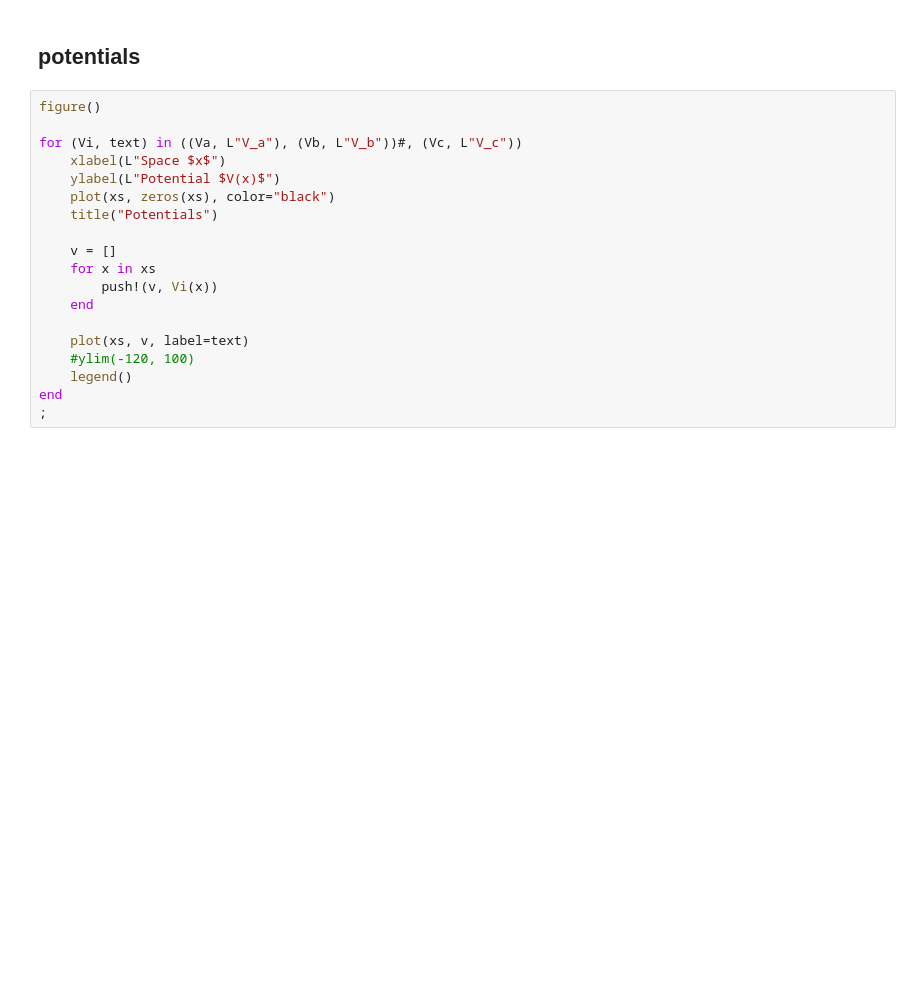
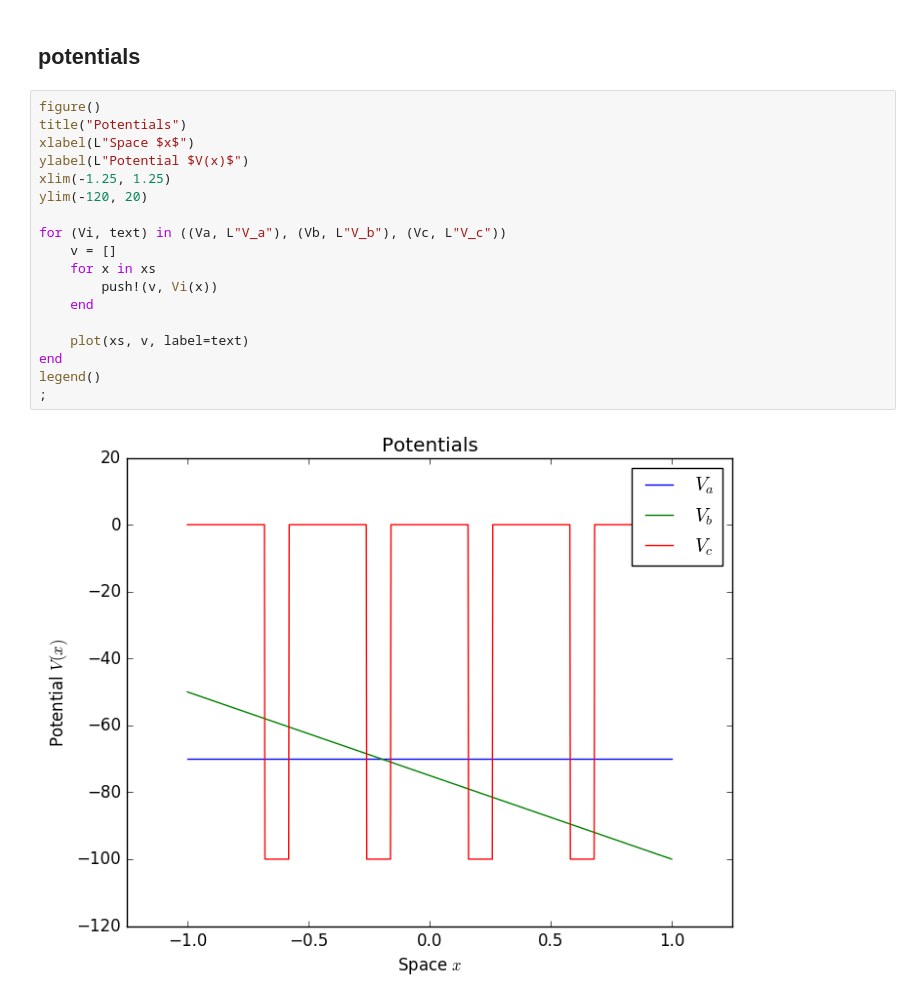
Before and after one commit to ofilla/compphys2016, a Jupyter notebook: uebung_08/08_allerlei_aus_dem_potentialtopf.ipynb, the cells around one changed output. Cells and saved outputs as stored; diff of their text form; blank space fills up the shorter version.

```diff
--- a/uebung_08/08_allerlei_aus_dem_potentialtopf.ipynb
+++ b/uebung_08/08_allerlei_aus_dem_potentialtopf.ipynb
@@ -196,20 +192,21 @@ legend([L"V_a", L"V_b"])
 ## potentials
 # %%
 figure()
+title("Potentials")
+xlabel(L"Space $x$")
+ylabel(L"Potential $V(x)$")
+xlim(-1.25, 1.25)
+ylim(-120, 20)
 
-for (Vi, text) in ((Va, L"V_a"), (Vb, L"V_b"))#, (Vc, L"V_c"))
-    xlabel(L"Space $x$")
-    ylabel(L"Potential $V(x)$")
-    plot(xs, zeros(xs), color="black")
-    title("Potentials")
-
+for (Vi, text) in ((Va, L"V_a"), (Vb, L"V_b"), (Vc, L"V_c"))
     v = []
     for x in xs
         push!(v, Vi(x))
     end
 
     plot(xs, v, label=text)
-    #ylim(-120, 100)
-    legend()
 end
+legend()
 ;
+# %% [output]
+[figure, added]
```
Also changed, not shown: parts of 13 cells of this notebook, 2 other files.
